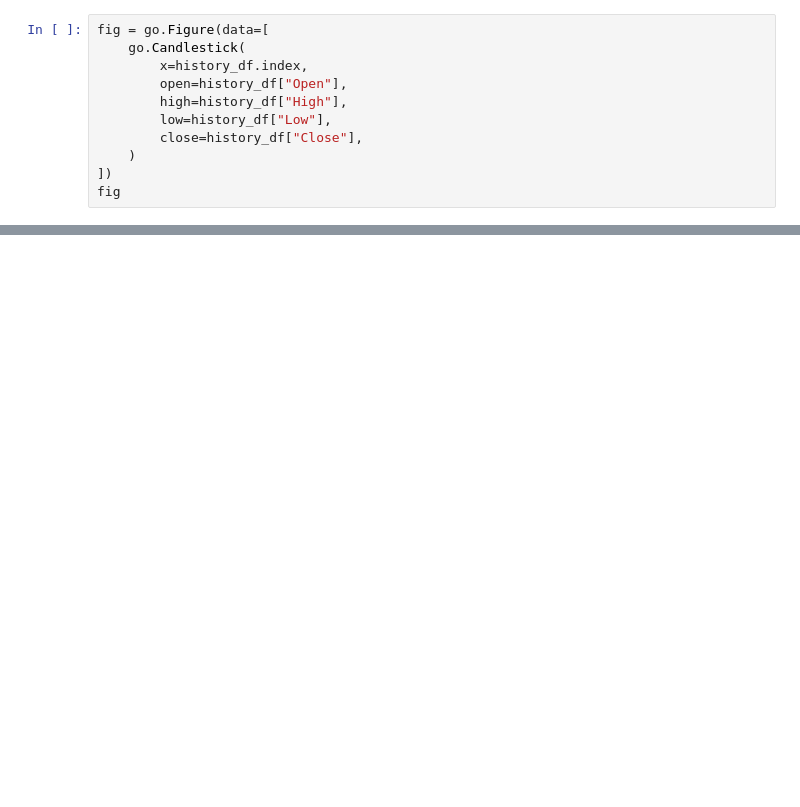
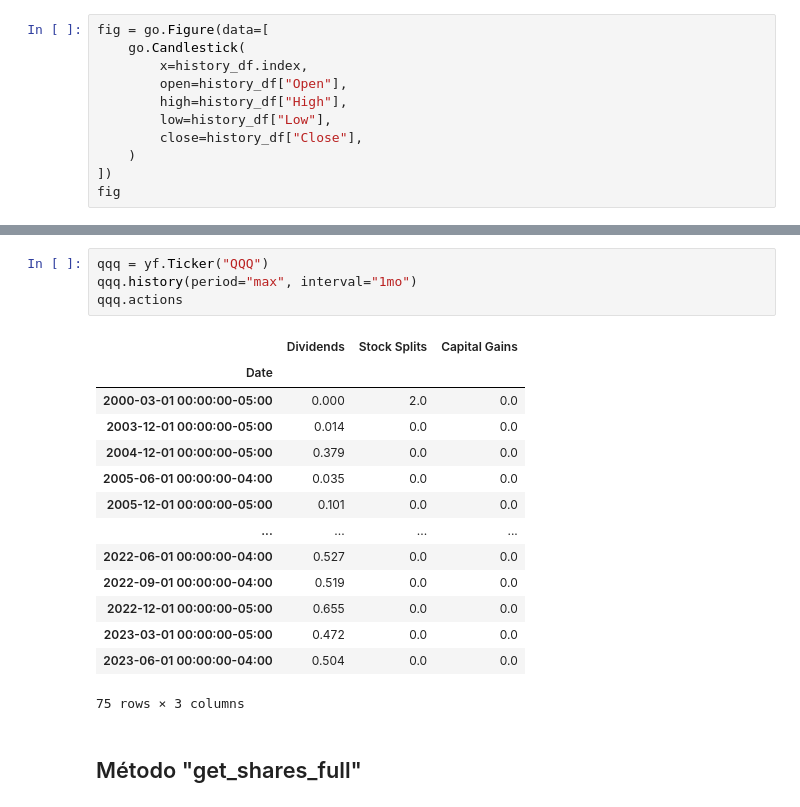
Before and after one commit to ImGabreuw/yfinance-playground, a Jupyter notebook: basic-usages.ipynb, the cells around one changed output, grey strips where cells are left out. Cells and saved outputs as stored; diff of their text form; blank space fills up the shorter version.

```diff
--- a/basic-usages.ipynb
+++ b/basic-usages.ipynb
@@ -141,0 +233,21 @@ fig
+# %%
+qqq = yf.Ticker("QQQ")
+qqq.history(period="max", interval="1mo")
+qqq.actions
+# %% [output]
+|  | Dividends | Stock Splits | Capital Gains |
+| Date |  |  |  |
+| 2000-03-01 00:00:00-05:00 | 0.000 | 2.0 | 0.0 |
+| 2003-12-01 00:00:00-05:00 | 0.014 | 0.0 | 0.0 |
+| 2004-12-01 00:00:00-05:00 | 0.379 | 0.0 | 0.0 |
+| 2005-06-01 00:00:00-04:00 | 0.035 | 0.0 | 0.0 |
+| 2005-12-01 00:00:00-05:00 | 0.101 | 0.0 | 0.0 |
+| ... | ... | ... | ... |
+| 2022-06-01 00:00:00-04:00 | 0.527 | 0.0 | 0.0 |
+| 2022-09-01 00:00:00-04:00 | 0.519 | 0.0 | 0.0 |
+| 2022-12-01 00:00:00-05:00 | 0.655 | 0.0 | 0.0 |
+| 2023-03-01 00:00:00-05:00 | 0.472 | 0.0 | 0.0 |
+| 2023-06-01 00:00:00-04:00 | 0.504 | 0.0 | 0.0 |
+75 rows × 3 columns
+# %% [markdown]
+## Método "get_shares_full"
```
Also changed, not shown: parts of 21 cells of this notebook.
